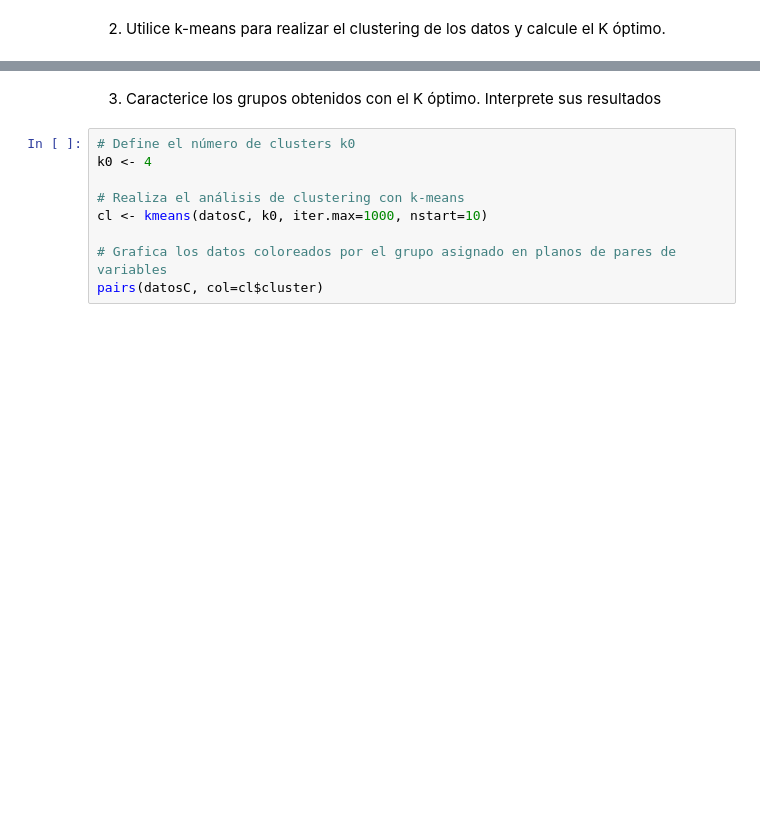
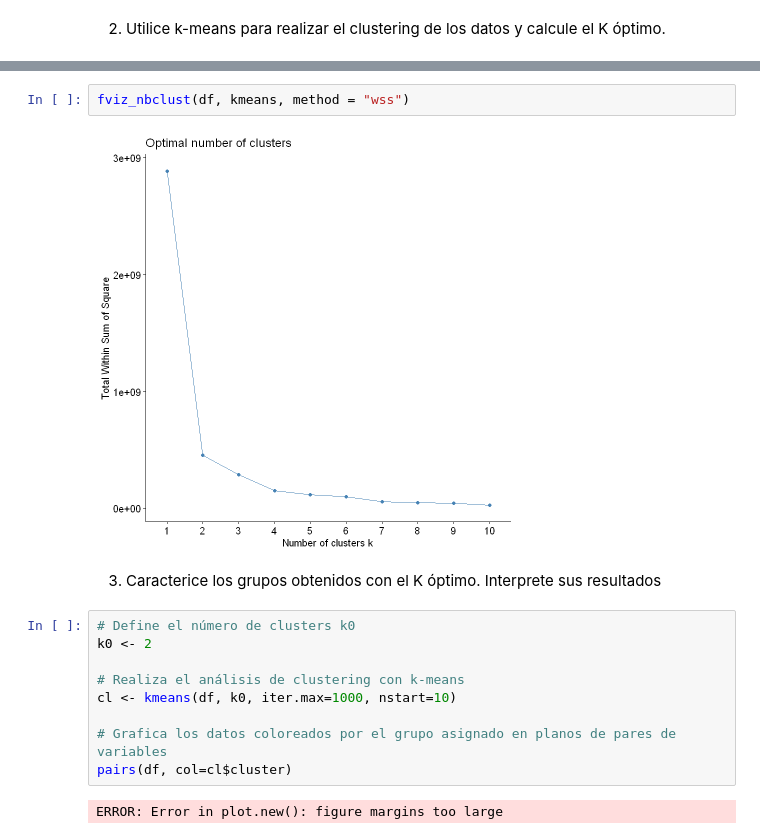
Before and after one commit to Nicol-Huaiquil/INFO257_PCA, a Jupyter notebook: Clustering/K-Means/Clustering_Notebook1.ipynb, the cells around one changed output, grey strips where cells are left out. Saved outputs shown, nothing was run; the diff lists cells and outputs as text; blank space fills up the shorter version.

```diff
--- a/Clustering/K-Means/Clustering_Notebook1.ipynb
+++ b/Clustering/K-Means/Clustering_Notebook1.ipynb
@@ -239,11 +255,17 @@ ERROR: Error in do_one(nmeth): NA/NaN/Inf en llamada a una función externa (arg
+# %%
+fviz_nbclust(df, kmeans, method = "wss")
+# %% [output]
+[figure, added]
 # %% [markdown]
 3. Caracterice los grupos obtenidos con el K óptimo. Interprete sus resultados
 # %%
 # Define el número de clusters k0
-k0 <- 4
+k0 <- 2
 
 # Realiza el análisis de clustering con k-means
-cl <- kmeans(datosC, k0, iter.max=1000, nstart=10)
+cl <- kmeans(df, k0, iter.max=1000, nstart=10)
 
 # Grafica los datos coloreados por el grupo asignado en planos de pares de variables
-pairs(datosC, col=cl$cluster)
+pairs(df, col=cl$cluster)
+# %% [output]
+ERROR: Error in plot.new(): figure margins too large
```
Also changed, not shown: parts of 10 cells of this notebook.
